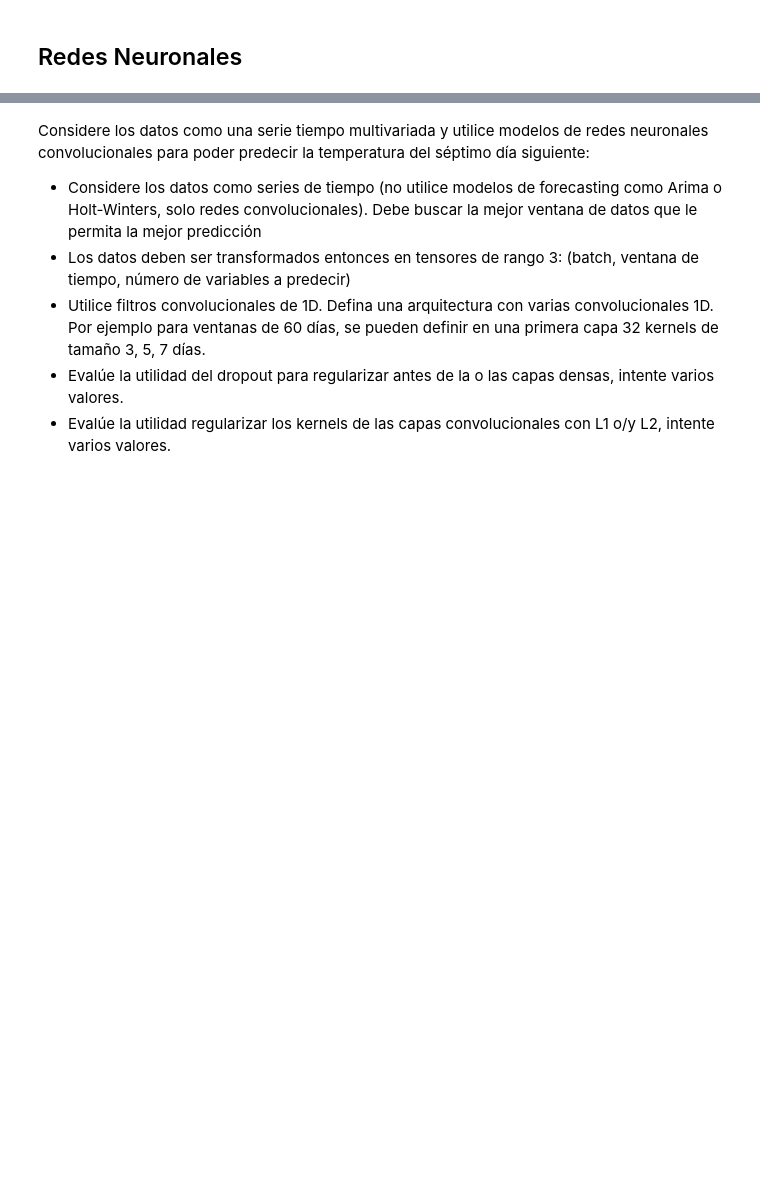
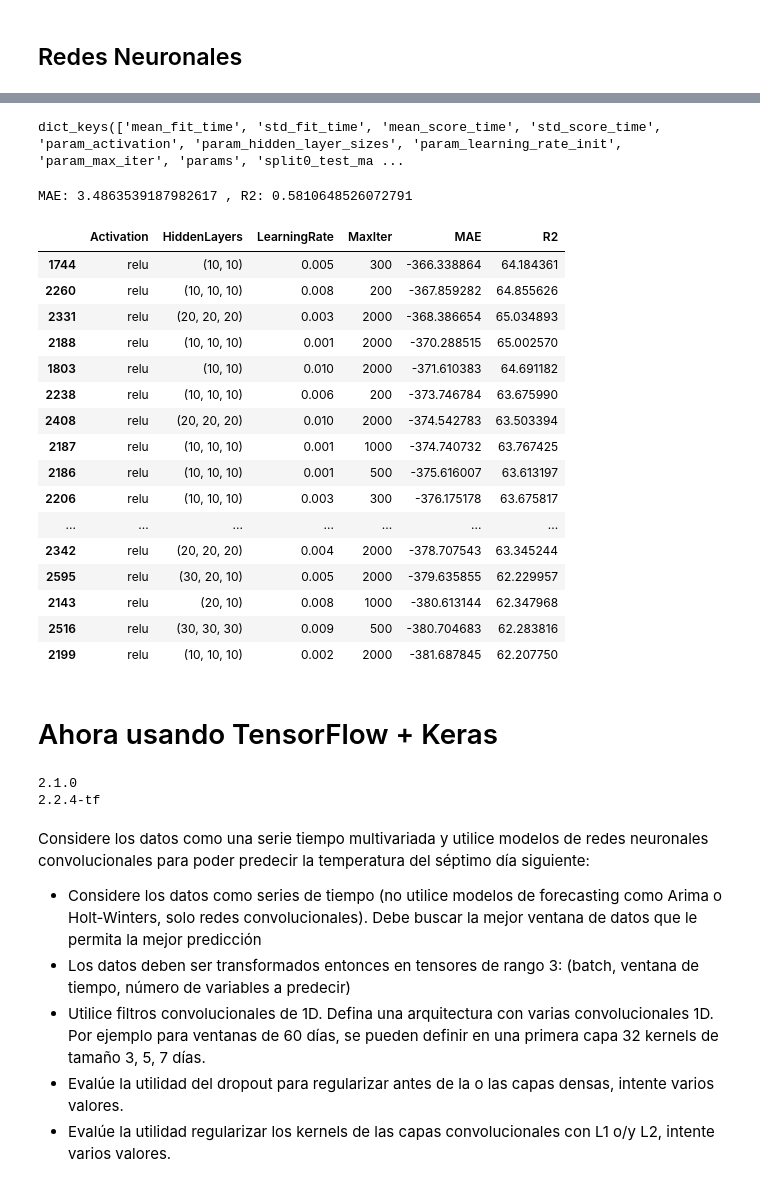
Before and after one commit to josemoncada87/tallerFDA2, a Jupyter notebook: Taller Fundamentos de Analítica de Datos II - Enunciado.ipynb, the cells around one changed output, grey strips where cells are left out. Cells and saved outputs as stored; diff of their text form; code cells hidden in the pictures; blank space fills up the shorter version.

Commit message:
Adicción de RNN (Sin tensor Flow) - Faltan los comentarios

```diff
--- a/Taller Fundamentos de Analítica de Datos II - Enunciado.ipynb
+++ b/Taller Fundamentos de Analítica de Datos II - Enunciado.ipynb
@@ -1352,0 +1599,19 @@ plt.legend(['train', 'test'])
+# %%
+activation_vec = ['logistic', 'relu', 'tanh']
+max_iter_vec = [10, 20, 50, 75, 100, 200, 300, 400, 500, 1000, 2000]
+hidden_layer_sizes_vec = [(10,), (20,), (30,), (10, 10), (20, 20), (30, 30), (20, 10),
+                          (10, 10, 10), (20, 20, 20), (30, 30, 30), (30, 20, 10)]
+learning_rate_init_vec = [0.001, 0.002, 0.003, 0.004, 0.005, 0.006, 0.007, 0.008, 0.009, 0.01, 0.02]
+# %%
+import time
+start = time.time() # Devuelve el tiempo actual en segundos desde el 1o de enero de 1970 (punto de referencia)
+
+np.random.seed(1234)
+parametros = {'activation': activation_vec,
+              'max_iter':max_iter_vec,
+              'hidden_layer_sizes': hidden_layer_sizes_vec,
+              'learning_rate_init': learning_rate_init_vec
+              }
+
+scoring = {'mae':'neg_mean_absolute_error', 'r2':'r2'}
+grid = GridSearchCV(mlp, param_grid=parametros, cv=5, scoring=scoring, refit='mae', n_jobs=-1, iid=True)
@@ -1353,3 +1651,55 @@ plt.legend(['train', 'test'])
+# %%
+grid.cv_results_.keys()
+# %% [output]
+dict_keys(['mean_fit_time', 'std_fit_time', 'mean_score_time', 'std_score_time', 'param_activation', 'param_hidden_layer_sizes', 'param_learning_rate_init', 'param_max_iter', 'params', 'split0_test_ma ...
+# %%
+y_pred = grid.best_estimator_.predict(X_test)
+print("MAE:", mean_absolute_error(y_test, y_pred), ", R2:", r2_score(y_test, y_pred), "\n")
+# %% [output]
+MAE: 3.4863539187982617 , R2: 0.5810648526072791
+# %%
+df = pd.DataFrame([(act, hidden_layers, lr, max_iter, acc*100, kappa*100) for (act, hidden_layers, lr, max_iter, acc, kappa) in
+                   zip(
+                       grid.cv_results_['param_activation'],
+                       grid.cv_results_['param_hidden_layer_sizes'],
+                       grid.cv_results_['param_learning_rate_init'],
+                       grid.cv_results_['param_max_iter'],
+                       grid.cv_results_['mean_test_mae'],
+                       grid.cv_results_['mean_test_r2'],
+                      )
+                   ], columns = ('Activation', 'HiddenLayers', 'LearningRate', 'MaxIter', 'MAE', 'R2'))
+# %%
+df.iloc[np.argsort(-df.MAE),].head(20)
+# %% [output]
+|  | Activation | HiddenLayers | LearningRate | MaxIter | MAE | R2 |
+| 1744 | relu | (10, 10) | 0.005 | 300 | -366.338864 | 64.184361 |
+| 2260 | relu | (10, 10, 10) | 0.008 | 200 | -367.859282 | 64.855626 |
+| 2331 | relu | (20, 20, 20) | 0.003 | 2000 | -368.386654 | 65.034893 |
+| 2188 | relu | (10, 10, 10) | 0.001 | 2000 | -370.288515 | 65.002570 |
+| 1803 | relu | (10, 10) | 0.010 | 2000 | -371.610383 | 64.691182 |
+| 2238 | relu | (10, 10, 10) | 0.006 | 200 | -373.746784 | 63.675990 |
+| 2408 | relu | (20, 20, 20) | 0.010 | 2000 | -374.542783 | 63.503394 |
+| 2187 | relu | (10, 10, 10) | 0.001 | 1000 | -374.740732 | 63.767425 |
+| 2186 | relu | (10, 10, 10) | 0.001 | 500 | -375.616007 | 63.613197 |
+| 2206 | relu | (10, 10, 10) | 0.003 | 300 | -376.175178 | 63.675817 |
+| ... | ... | ... | ... | ... | ... | ... |
+| 2342 | relu | (20, 20, 20) | 0.004 | 2000 | -378.707543 | 63.345244 |
+| 2595 | relu | (30, 20, 10) | 0.005 | 2000 | -379.635855 | 62.229957 |
+| 2143 | relu | (20, 10) | 0.008 | 1000 | -380.613144 | 62.347968 |
+| 2516 | relu | (30, 30, 30) | 0.009 | 500 | -380.704683 | 62.283816 |
+| 2199 | relu | (10, 10, 10) | 0.002 | 2000 | -381.687845 | 62.207750 |
+# %% [markdown]
+# Ahora usando TensorFlow + Keras
+# %%
+import numpy as np
+import matplotlib.pyplot as plt
+from sklearn.metrics import classification_report, confusion_matrix, accuracy_score
+import tensorflow as tf
+print(tf.__version__)
+print(tf.keras.__version__)
+# %% [output]
+2.1.0
+2.2.4-tf
 # %% [markdown]
 Considere los datos como una serie tiempo multivariada y utilice modelos de redes neuronales convolucionales para poder predecir la temperatura del séptimo día siguiente:
 
```
Also changed, not shown: parts of 36 cells of this notebook.
